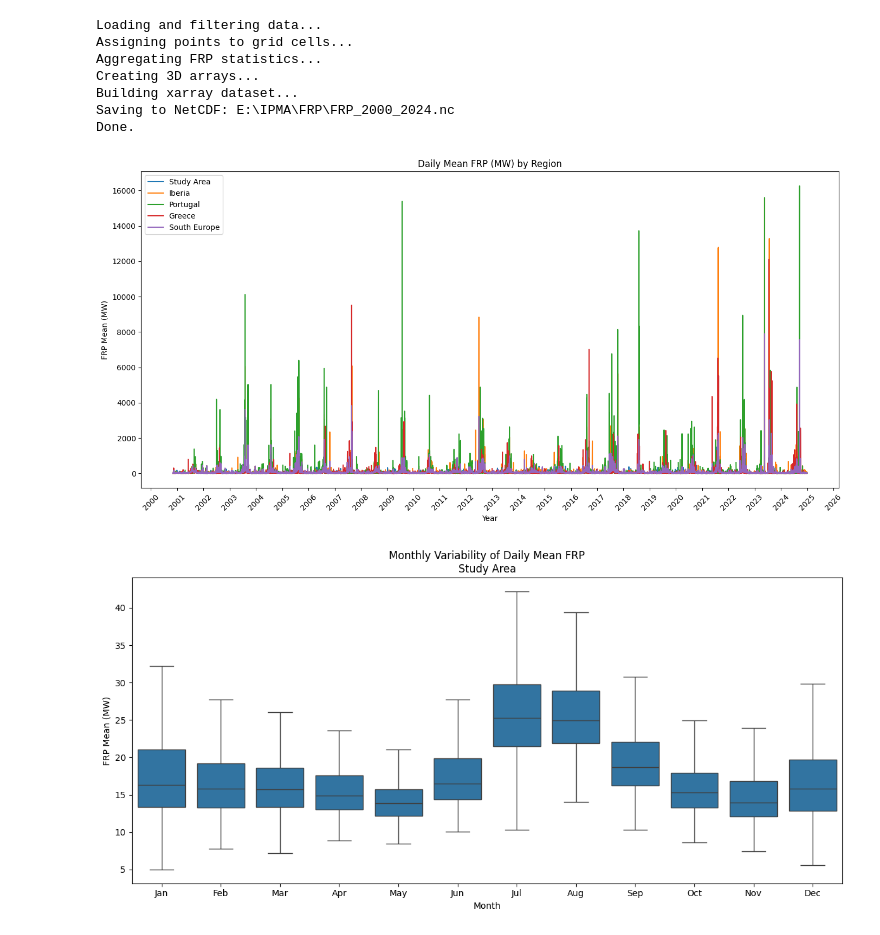
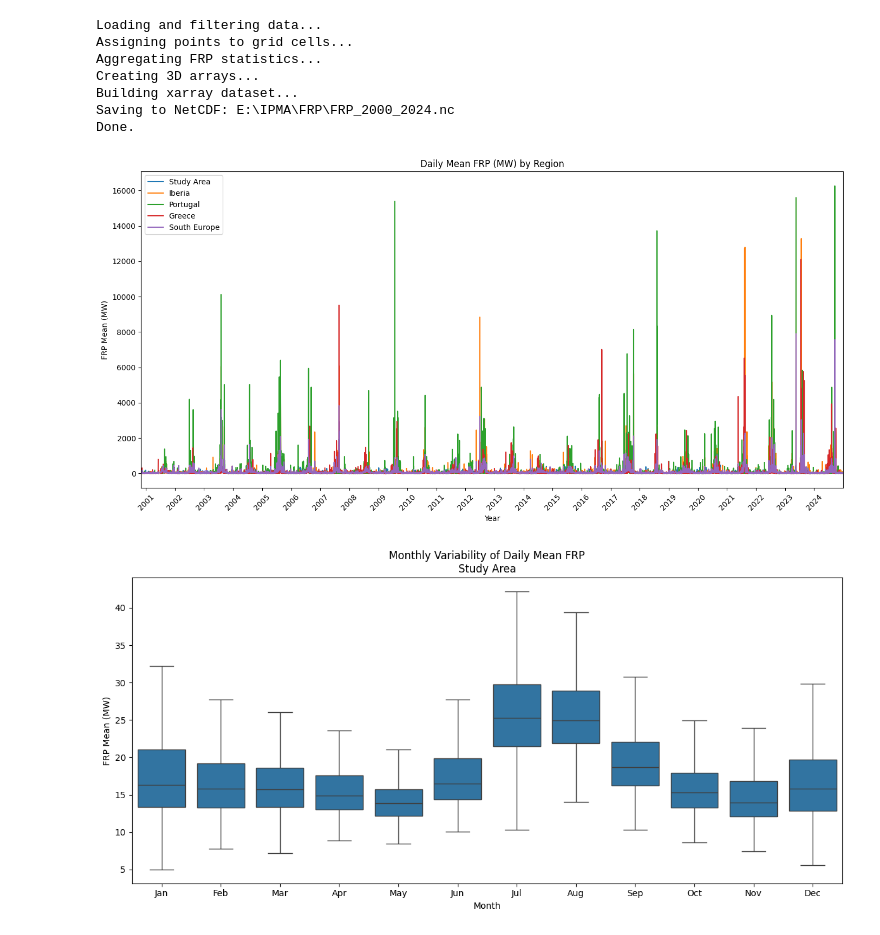
Before and after one commit to Sofs27/Thesis, a Jupyter notebook: Code/Wildfire.ipynb, the cells around one changed output. Drawn from its saved outputs; the diff is of its cells as text; code cells hidden in the pictures.

```diff
--- a/Code/Wildfire.ipynb
+++ b/Code/Wildfire.ipynb
@@ -148,34 +148,39 @@ region_series = {}
 for name, (lat_min, lat_max, lon_min, lon_max) in regions.items():
     # Subset the region
     subset = frp_mean.sel(latitude=slice(lat_min, lat_max), longitude=slice(lon_min, lon_max))
 
     # Calculate daily regional average (mean over lat/lon)
     daily_mean = subset.mean(dim=["latitude", "longitude"], skipna=True)
 
     # Convert to pandas Series
     region_series[name] = pd.Series(daily_mean.values, index=pd.to_datetime(daily_mean["time"].values))
 
 # Plotting
 plt.figure(figsize=(14, 7))
 
 for name, series in region_series.items():
     plt.plot(series.index, series, label=name)
 
 plt.title("Daily Mean FRP (MW) by Region")
 plt.xlabel("Year")
 plt.ylabel("FRP Mean (MW)")
 plt.legend()
 
+# --- Set x-axis to actual data range ---
+# Concatenate all series to get full index range
+all_dates = pd.concat(region_series.values()).index
+plt.xlim(all_dates.min(), all_dates.max())
+
 # Format x-axis to show every year
 ax = plt.gca()
 ax.xaxis.set_major_locator(mdates.YearLocator(1))
 ax.xaxis.set_major_formatter(mdates.DateFormatter('%Y'))
 plt.xticks(rotation=45)
 
 plt.tight_layout()
 plt.show()
 # %% [output]
-[figure, old version]
+[figure, new version]
 # %%
 #Boxplot variability by month for every year
 
```
Also changed, not shown: 1 other file.
